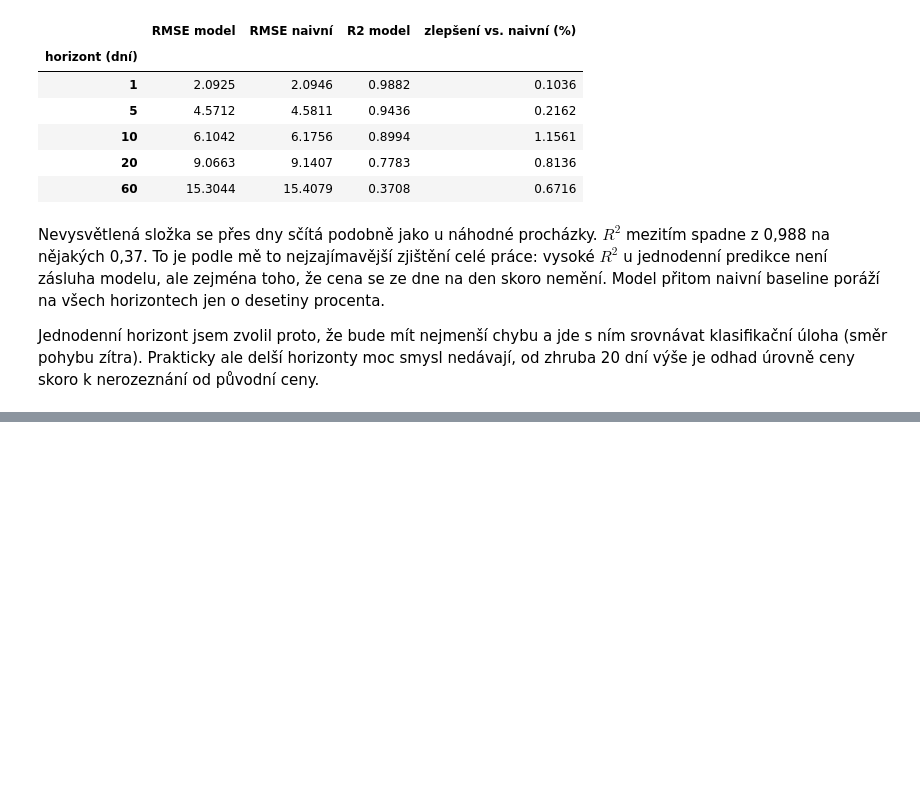
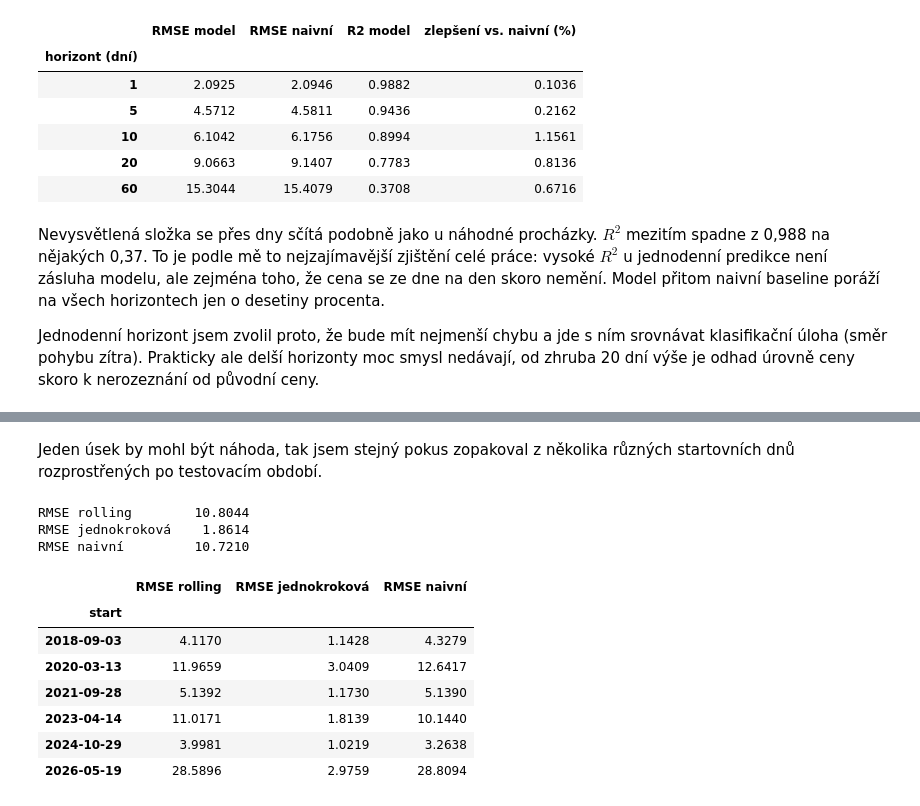
Before and after one commit to Sejby/KI-USU, a Jupyter notebook: seminarka.ipynb, the cells around one changed output, grey strips where cells are left out. Drawn from its saved outputs; the diff is of its cells as text; code cells hidden in the pictures; blank space fills up the shorter version.

```diff
--- a/seminarka.ipynb
+++ b/seminarka.ipynb
@@ -785,0 +890,30 @@ zhruba 20 dní výše je odhad úrovně ceny skoro k nerozeznání od původní
+# %% [markdown]
+Jeden úsek by mohl být náhoda, tak jsem stejný pokus zopakoval z několika různých
+startovních dnů rozprostřených po testovacím období.
+# %%
+rolling_windows = []
+for start_pos in np.linspace(rolling_start_pos, len(df) - ROLLING_HORIZON - 1, 6).astype(int):
+    dates_w, actual_w, pred_w = rolling_forecast(rolling_model, start_pos)
+    feature_pos = int(features.index[features["Date"] == df["Date"].iloc[start_pos]][0])
+    onestep_w = rolling_model.predict(X.iloc[feature_pos:feature_pos + ROLLING_HORIZON])
+    naive_w = np.repeat(df["Price"].iloc[start_pos], ROLLING_HORIZON)
+    rolling_windows.append({"start": df["Date"].iloc[start_pos].date(),
+                            "RMSE rolling": rmse(actual_w, pred_w),
+                            "RMSE jednokroková": rmse(actual_w, onestep_w),
+                            "RMSE naivní": rmse(actual_w, naive_w)})
+
+rolling_windows_df = pd.DataFrame(rolling_windows).set_index("start")
+print(rolling_windows_df.mean().to_string())
+rolling_windows_df
+# %% [output]
+RMSE rolling        10.8044
+RMSE jednokroková    1.8614
+RMSE naivní         10.7210
+|  | RMSE rolling | RMSE jednokroková | RMSE naivní |
+| start |  |  |  |
+| 2018-09-03 | 4.1170 | 1.1428 | 4.3279 |
+| 2020-03-13 | 11.9659 | 3.0409 | 12.6417 |
+| 2021-09-28 | 5.1392 | 1.1730 | 5.1390 |
+| 2023-04-14 | 11.0171 | 1.8139 | 10.1440 |
+| 2024-10-29 | 3.9981 | 1.0219 | 3.2638 |
+| 2026-05-19 | 28.5896 | 2.9759 | 28.8094 |
```
Also changed, not shown: parts of 5 cells of this notebook.
